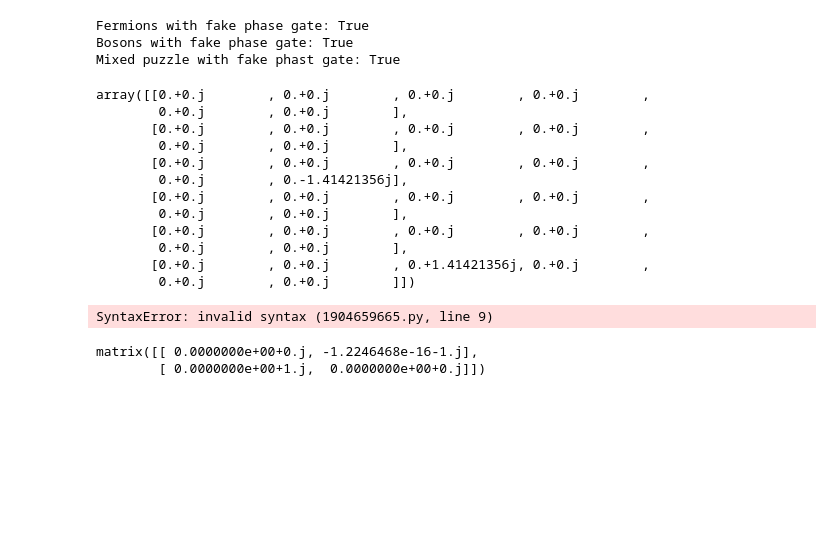
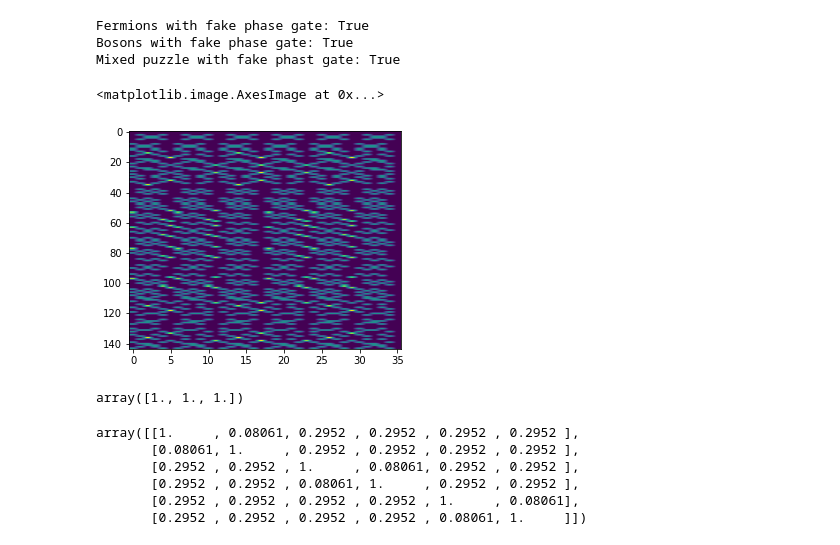
Before and after one commit to combes-group/Permutation_Puzzle, a Jupyter notebook: Permutation_universality.ipynb, the cells around one changed output. Saved outputs shown, nothing was run; the diff lists cells and outputs as text; code cells hidden in the pictures; blank space fills up the shorter version.

```diff
--- a/Permutation_universality.ipynb
+++ b/Permutation_universality.ipynb
@@ -161,39 +162,40 @@ Mixed puzzle with fake phast gate: True
 # %%
 def commutator(A,B):
     return A@B - B@A
+def vec(A):
+    vector = np.array(A[:,0])
+    for i in range(len(A[0,:])-1):
+        column = A[:,i+1]
+        vector = np.append(vector,column)
+    return np.transpose(vector)
 # %%
-commutator(SQRT_SWAP_f[0],Fake_phase)
+#commutator(SQRT_SWAP_f[0],Fake_phase)
-# %% [output]
-array([[0.+0.j        , 0.+0.j        , 0.+0.j        , 0.+0.j        ,
-        0.+0.j        , 0.+0.j        ],
-       [0.+0.j        , 0.+0.j        , 0.+0.j        , 0.+0.j        ,
-        0.+0.j        , 0.+0.j        ],
-       [0.+0.j        , 0.+0.j        , 0.+0.j        , 0.+0.j        ,
-        0.+0.j        , 0.-1.41421356j],
-       [0.+0.j        , 0.+0.j        , 0.+0.j        , 0.+0.j        ,
-        0.+0.j        , 0.+0.j        ],
-       [0.+0.j        , 0.+0.j        , 0.+0.j        , 0.+0.j        ,
-        0.+0.j        , 0.+0.j        ],
-       [0.+0.j        , 0.+0.j        , 0.+1.41421356j, 0.+0.j        ,
-        0.+0.j        , 0.+0.j        ]])
 # %%
-X = np.zeros((6,6))
-for i in range(6):
+dim = 6
+X = np.zeros((dim,dim),dtype=complex)
+for i in range(dim):
     X[i,i-1] = 1
-Z = Gate_helper.Z_gate(6)
+Z = Gate_helper.Z_gate(dim)
 Y = 1j*X@Z
-I = np.eye(6)
-paulis = [X,Y,Z,I]
+I = np.eye(dim)
+#paulis = [X,Y,Z]
+basis = [ np.linalg.matrix_power(X,m+1)@np.linalg.matrix_power(Z,(n+1)) for n in range(dim) for m in range(dim)]
 s = [G for G in SQRT_SWAP_f]
-basis =
-commutator_mat = np.zeros((len(s),len(paulis),6,6))
+Fake_phase = np.diag([1,1,1,1,1,-1])
+#s.append(Fake_phase)
+commutator_mat = np.zeros((len(s),len(basis),dim,dim),dtype=complex)
 for i,gate in enumerate(s):
-    for j,pauli in enumerate(paulis):
+    for j,pauli in enumerate(basis):
         commutator_mat[i,j,:,:] = commutator(gate,pauli)
-# %% [output]
-SyntaxError: invalid syntax (1904659665.py, line 9)
 # %%
-Gate_helper.Y_gate(2)
+Mat = np.zeros([dim**2*len(s),len(basis)],dtype=complex)
+for column in range(len(commutator_mat[0,:,0,0])):
+    for row in range(len(commutator_mat[:,0,0,0])):
+        vector = vec(commutator_mat[row,column,:,:])
+        Mat[36*row:(36*(row+1)),column] = vector
-# %% [output]
-matrix([[ 0.0000000e+00+0.j, -1.2246468e-16-1.j],
-        [ 0.0000000e+00+1.j,  0.0000000e+00+0.j]])
+# %%
+from matplotlib import pyplot as plt
+plt.imshow(np.abs(Mat),aspect=.2)
+# %% [output]
+<matplotlib.image.AxesImage at 0x...>
+[figure, added]
@@ -199,0 +221,20 @@ matrix([[ 0.0000000e+00+0.j, -1.2246468e-16-1.j],
+# %%
+coeff_sum = np.sum(np.abs(null_vals)**2,axis=0)
+coeff_sum
+# index = 0
+# for i in range(36):
+#     for j in range(36):
+#         if i!=j:
+#             if (null_vals[i,index]*null_vals[j,index]!=0):
+#                 print(null_vals[i,index]*null_vals[j,index])
+# %% [output]
+array([1., 1., 1.])
+# %%
+np.abs(np.round(np.transpose(np.conj(null_mats[2]))@null_mats[2],5))
+# %% [output]
+array([[1.     , 0.08061, 0.2952 , 0.2952 , 0.2952 , 0.2952 ],
+       [0.08061, 1.     , 0.2952 , 0.2952 , 0.2952 , 0.2952 ],
+       [0.2952 , 0.2952 , 1.     , 0.08061, 0.2952 , 0.2952 ],
+       [0.2952 , 0.2952 , 0.08061, 1.     , 0.2952 , 0.2952 ],
+       [0.2952 , 0.2952 , 0.2952 , 0.2952 , 1.     , 0.08061],
+       [0.2952 , 0.2952 , 0.2952 , 0.2952 , 0.08061, 1.     ]])
```
Also changed, not shown: parts of 8 cells of this notebook, 2 other files.
